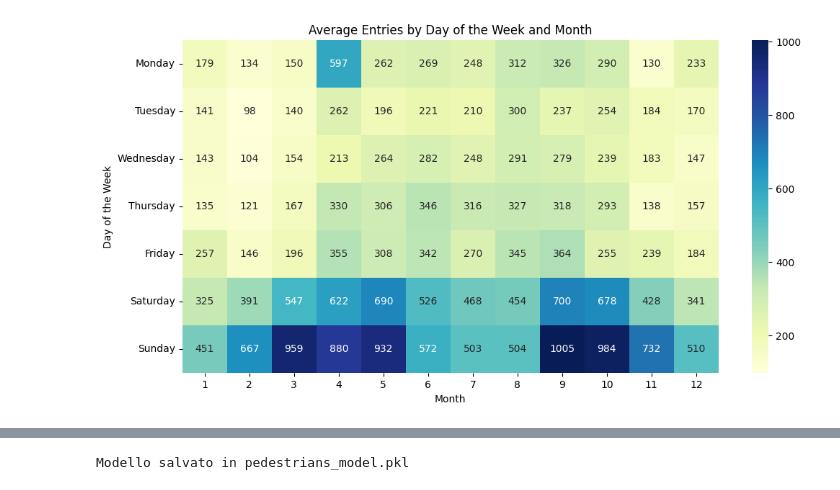
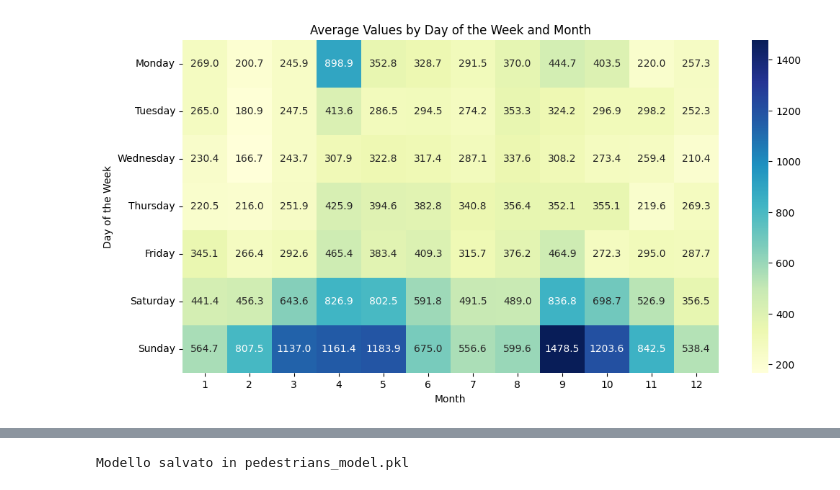
Before and after one commit to nbicocchi/S4C-Project, a Jupyter notebook: experiments/dataset2025/pedestrians/experiment.ipynb, the cells around one changed output, grey strips where cells are left out. Saved outputs shown, nothing was run; the diff lists cells and outputs as text; code cells hidden in the pictures.

```diff
--- a/experiments/dataset2025/pedestrians/experiment.ipynb
+++ b/experiments/dataset2025/pedestrians/experiment.ipynb
@@ -84,0 +75,6 @@ daily_totals
+# %%
+# Seleziona solo la colonna 'day' e quella che vuoi tenere
+# Ad esempio 'Arcoribellino-entra'
+df_simple = df_wide[['day', 'Arcoribellino-entra']].rename(columns={'Arcoribellino-entra':'telecamera'})
+
+df_simple
@@ -85,39 +95,42 @@ daily_totals
 # %%
 import pandas as pd
 import matplotlib.pyplot as plt
 import seaborn as sns
 
-# Assicurati che 'giorno' sia datetime
-daily_totals["giorno"] = pd.to_datetime(daily_totals["giorno"])
+# Assicurati che 'day' sia datetime
+df_simple['day'] = pd.to_datetime(df_simple['day'])
 
 # Estrai il mese
-daily_totals["mese"] = daily_totals["giorno"].dt.month
+df_simple['mese'] = df_simple['day'].dt.month
+
+# Estrai il giorno della settimana (0=Monday, 6=Sunday)
+df_simple['giorno_settimana'] = df_simple['day'].dt.dayofweek
 
 # Mappa numeri giorno della settimana a nomi
 giorni_nome = {0: "Monday", 1: "Tuesday", 2: "Wednesday", 3: "Thursday",
                4: "Friday", 5: "Saturday", 6: "Sunday"}
-daily_totals["giorno_settimana_nome"] = daily_totals["giorno_settimana"].map(giorni_nome)
+df_simple['giorno_settimana_nome'] = df_simple['giorno_settimana'].map(giorni_nome)
 
-# Pivot table: media entrate per giorno della settimana e mese
-pivot = daily_totals.pivot_table(
-    index="giorno_settimana_nome",
-    columns="mese",
-    values="entra",
-    aggfunc="mean"
+# Pivot table: media valori 'telecamera' per giorno della settimana e mese
+pivot = df_simple.pivot_table(
+    index='giorno_settimana_nome',
+    columns='mese',
+    values='telecamera',
+    aggfunc='mean'
 )
 
 # Ordinamento giorni della settimana
 pivot = pivot.reindex(["Monday","Tuesday","Wednesday","Thursday","Friday","Saturday","Sunday"])
 
 # Heatmap
 plt.figure(figsize=(12,6))
-sns.heatmap(pivot, annot=True, fmt=".0f", cmap="YlGnBu")
+sns.heatmap(pivot, annot=True, fmt=".1f", cmap="YlGnBu")  # float con 1 decimale
 plt.xlabel("Month")
 plt.ylabel("Day of the Week")
-plt.title("Average Entries by Day of the Week and Month")
+plt.title("Average Values by Day of the Week and Month")
 plt.show()
 # %% [output]
-[figure, old version]
+[figure, new version]
 # %%
 import numpy as np
 import pandas as pd
```
Also changed, not shown: parts of 14 cells of this notebook, 8 other files.
